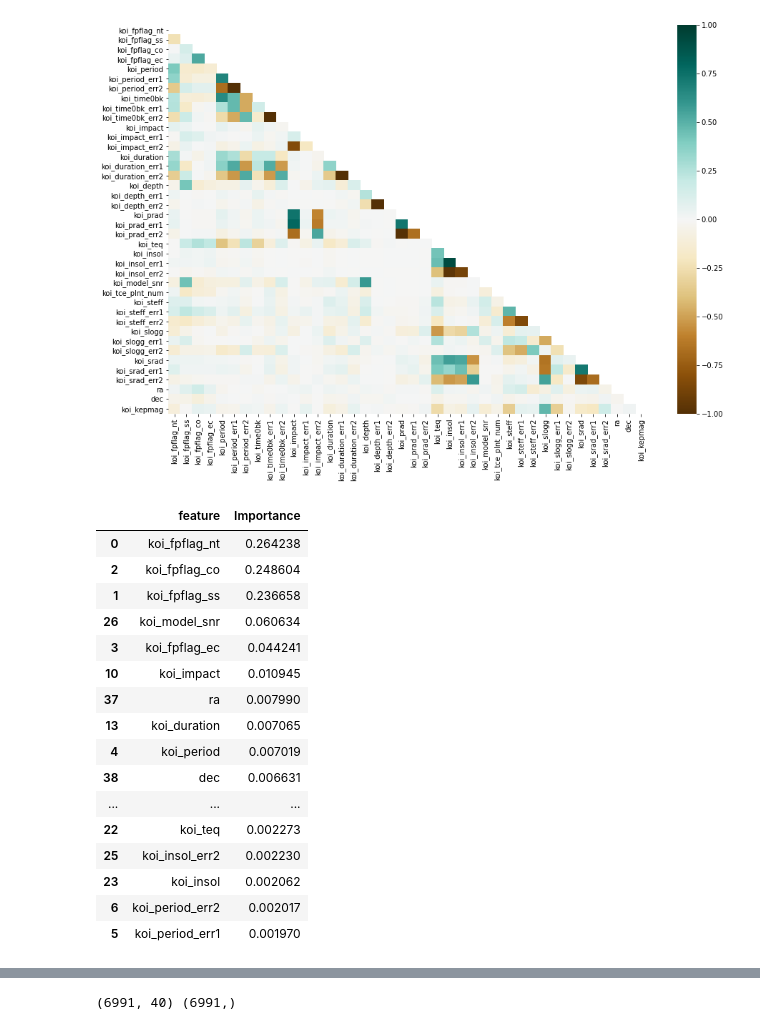
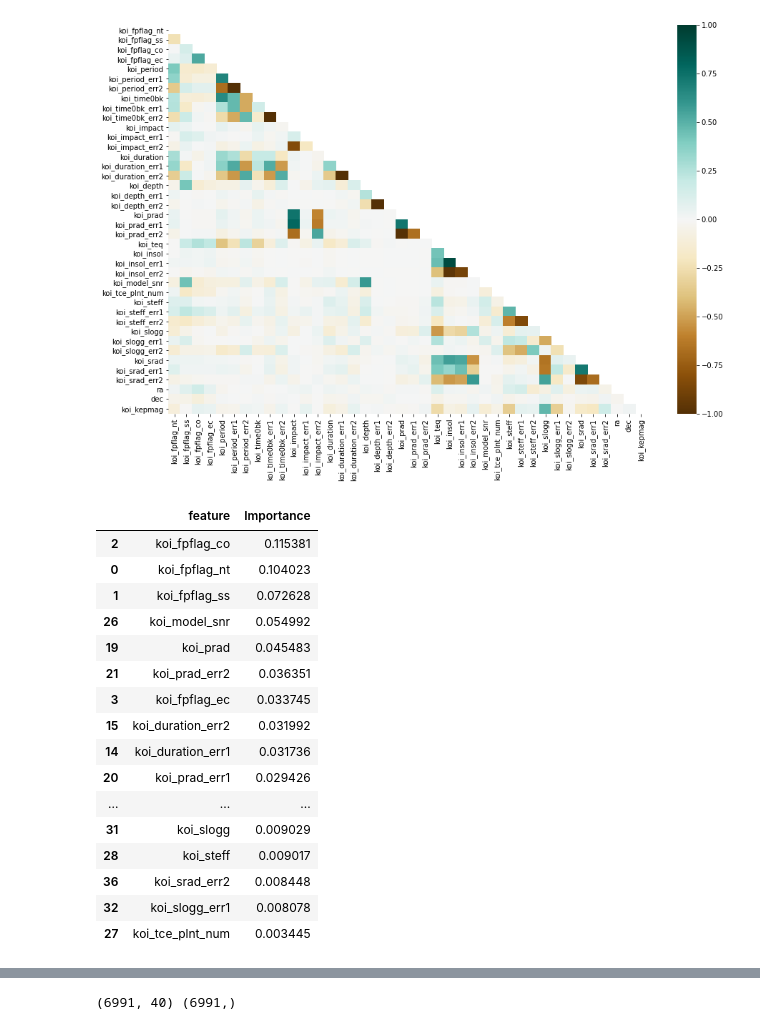
Before and after one commit to deepavadakan/machine-learning-challenge, a Jupyter notebook: exoplanet_ml.ipynb, the cells around one changed output, grey strips where cells are left out. Cells and saved outputs as stored; diff of their text form; code cells hidden in the pictures.

Commit message:
cleaning data

```diff
--- a/exoplanet_ml.ipynb
+++ b/exoplanet_ml.ipynb
@@ -126,24 +142,35 @@ heatmap = sns.heatmap(X.corr(), mask=mask, vmin=-1, vmax=1, cmap="BrBG")
 # %% [output]
 [figure]
 # %%
-model = RandomForestRegressor().fit(X, y)
-importance_df = pd.DataFrame({"feature": X.columns, "Importance": model.feature_importances_})
+#rfg_model = RandomForestRegressor().fit(X, y)
+
+rf = RandomForestClassifier(n_estimators=200)
+rf = rf.fit(X, y)
+
+# importance_df = pd.DataFrame({"feature": X.columns,
+#                               "RFG Importance": rfg_model.feature_importances_,
+#                               "RFC Importance": rf.feature_importances_,
+#                             "Avg": (rfg_model.feature_importances_+rf.feature_importances_)/2})
+# importance_df.sort_values("Avg", ascending=False)
+
+importance_df = pd.DataFrame({"feature": X.columns,
+                              "Importance": rf.feature_importances_})
 importance_df.sort_values("Importance", ascending=False)
 # %% [output]
 |  | feature | Importance |
-| 0 | koi_fpflag_nt | 0.264238 |
-| 2 | koi_fpflag_co | 0.248604 |
-| 1 | koi_fpflag_ss | 0.236658 |
-| 26 | koi_model_snr | 0.060634 |
-| 3 | koi_fpflag_ec | 0.044241 |
-| 10 | koi_impact | 0.010945 |
-| 37 | ra | 0.007990 |
-| 13 | koi_duration | 0.007065 |
-| 4 | koi_period | 0.007019 |
-| 38 | dec | 0.006631 |
+| 2 | koi_fpflag_co | 0.115381 |
+| 0 | koi_fpflag_nt | 0.104023 |
+| 1 | koi_fpflag_ss | 0.072628 |
+| 26 | koi_model_snr | 0.054992 |
+| 19 | koi_prad | 0.045483 |
+| 21 | koi_prad_err2 | 0.036351 |
+| 3 | koi_fpflag_ec | 0.033745 |
+| 15 | koi_duration_err2 | 0.031992 |
+| 14 | koi_duration_err1 | 0.031736 |
+| 20 | koi_prad_err1 | 0.029426 |
 | ... | ... | ... |
-| 22 | koi_teq | 0.002273 |
-| 25 | koi_insol_err2 | 0.002230 |
-| 23 | koi_insol | 0.002062 |
-| 6 | koi_period_err2 | 0.002017 |
-| 5 | koi_period_err1 | 0.001970 |
+| 31 | koi_slogg | 0.009029 |
+| 28 | koi_steff | 0.009017 |
+| 36 | koi_srad_err2 | 0.008448 |
+| 32 | koi_slogg_err1 | 0.008078 |
+| 27 | koi_tce_plnt_num | 0.003445 |
```
Also changed, not shown: parts of 10 cells of this notebook.
